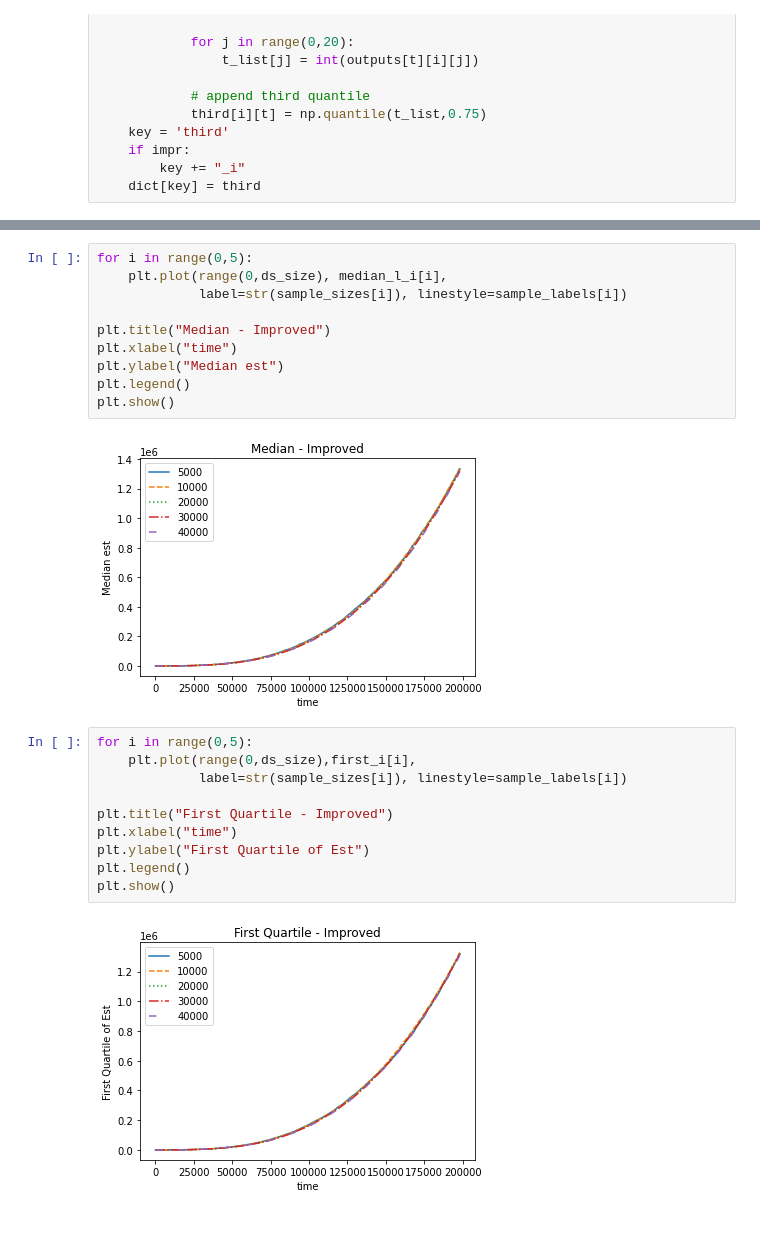
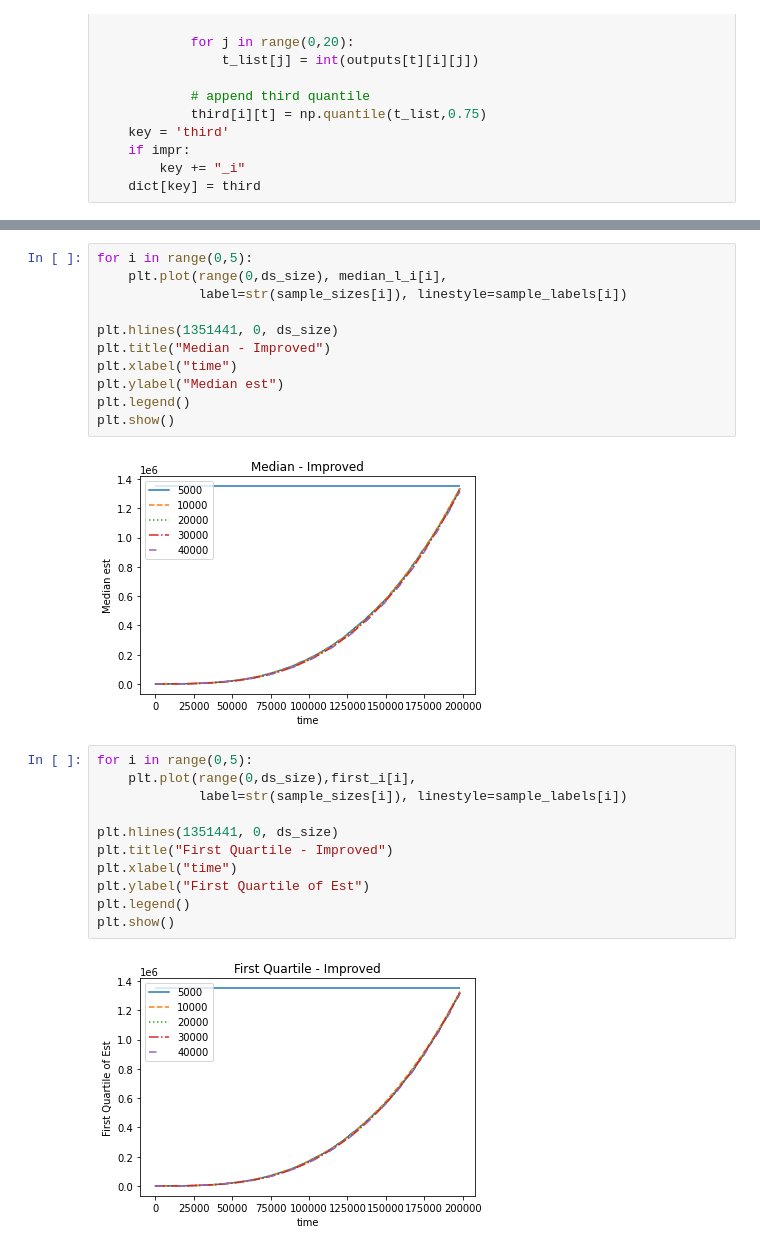
Before and after one commit to adamggibbs/cosc254-graph-triangle-counting, a Jupyter notebook: src/report.ipynb, the cells around one changed output, grey strips where cells are left out. Saved outputs shown, nothing was run; the diff lists cells and outputs as text.

```diff
--- a/src/report.ipynb
+++ b/src/report.ipynb
@@ -254,25 +263,27 @@ for i in range(0,5):
     plt.plot(range(0,ds_size), median_l_i[i],
              label=str(sample_sizes[i]), linestyle=sample_labels[i])
 
+plt.hlines(1351441, 0, ds_size)
 plt.title("Median - Improved")
 plt.xlabel("time")
 plt.ylabel("Median est")
 plt.legend()
 plt.show()
 # %% [output]
-[figure, old version]
+[figure, new version]
 # %%
 for i in range(0,5):
     plt.plot(range(0,ds_size),first_i[i],
              label=str(sample_sizes[i]), linestyle=sample_labels[i])
 
+plt.hlines(1351441, 0, ds_size)
 plt.title("First Quartile - Improved")
 plt.xlabel("time")
 plt.ylabel("First Quartile of Est")
 plt.legend()
 plt.show()
 # %% [output]
-[figure, old version]
+[figure, new version]
 # %%
 for i in range(0,5):
     plt.plot(range(0,ds_size), third_i[i],
```
Also changed, not shown: parts of 10 cells of this notebook, 3 other files.
